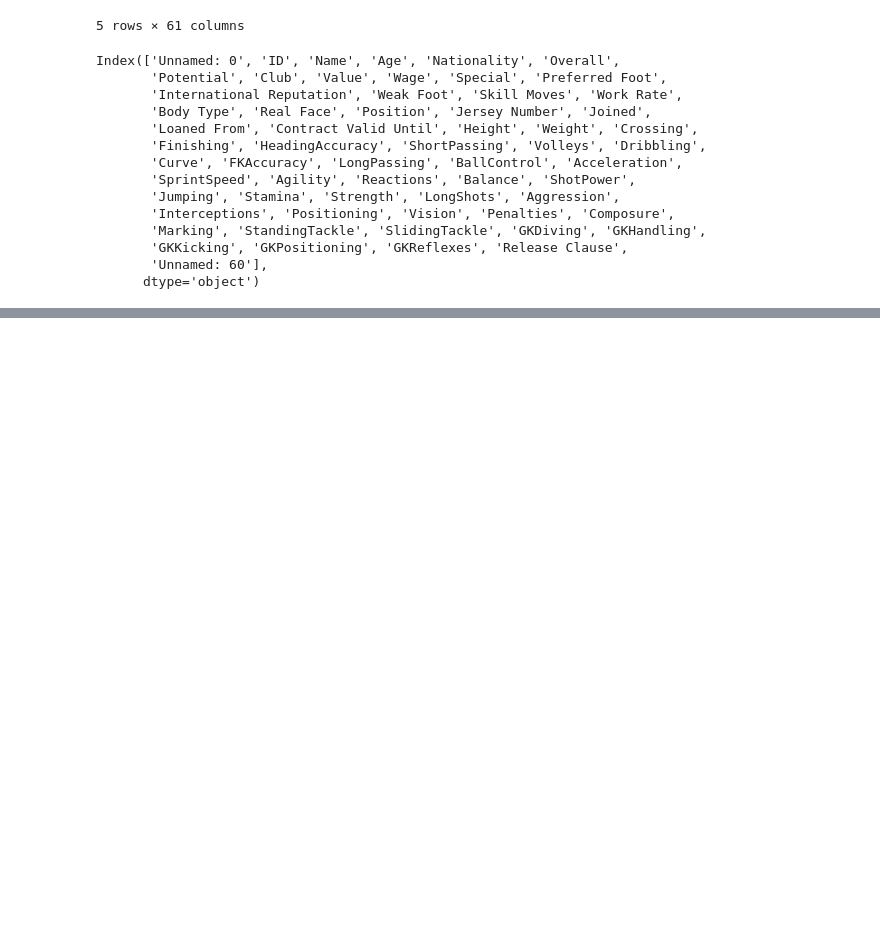
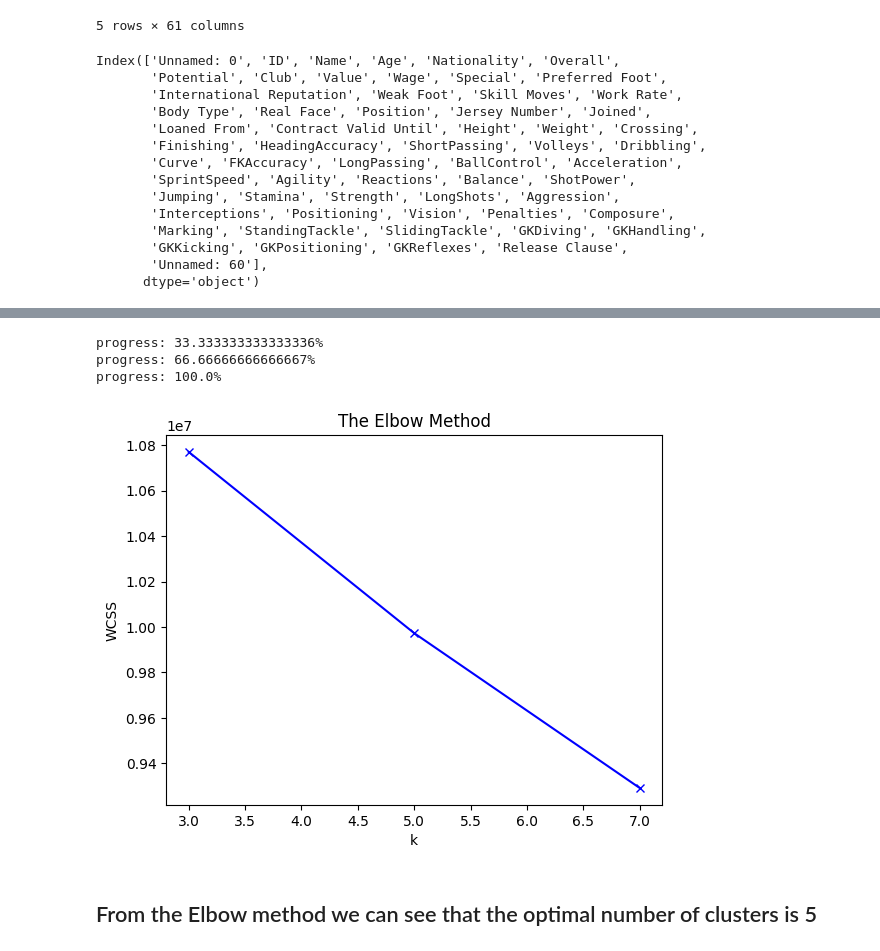
Before and after one commit to karthikprasanna/clustering, a Jupyter notebook: PartA.ipynb, the cells around one changed output, grey strips where cells are left out. Cells and saved outputs as stored; diff of their text form; code cells hidden in the pictures; blank space fills up the shorter version.

```diff
--- a/PartA.ipynb
+++ b/PartA.ipynb
@@ -63,0 +61,2 @@ data = data.reset_index(drop=True)
+# %%
+data = data.fillna(data.mean())
@@ -63,0 +116,23 @@ data = data.reset_index(drop=True)
+# %%
+k_values = [3, 5, 7]
+wcss = []
+for idx, k in enumerate(k_values):
+    kmeans = KMeans(k)
+    kmeans.fit(data)
+    wcss.append(kmeans.get_wcss())
+    print(f'progress: {(idx+1)*100/len(k_values)}%')
+
+# Plot the elbow graph
+import matplotlib.pyplot as plt
+plt.plot(k_values, wcss, 'bx-')
+plt.xlabel('k')
+plt.ylabel('WCSS')
+plt.title('The Elbow Method')
+plt.show()
+# %% [output]
+progress: 33.333333333333336%
+progress: 66.66666666666667%
+progress: 100.0%
+[figure, added]
+# %% [markdown]
+## From the Elbow method we can see that the optimal number of clusters is 5
```
Also changed, not shown: parts of 5 cells of this notebook.
